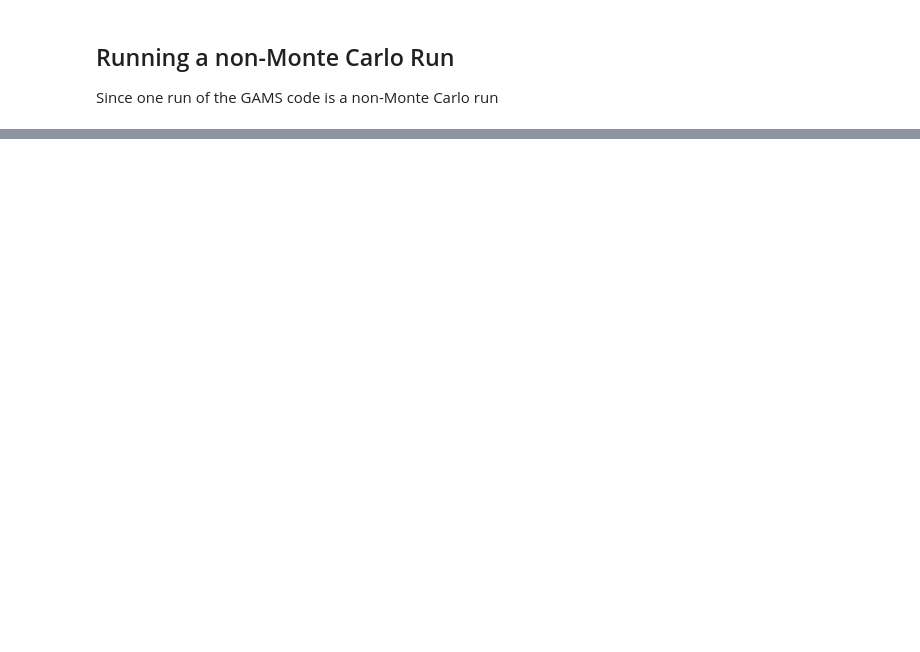
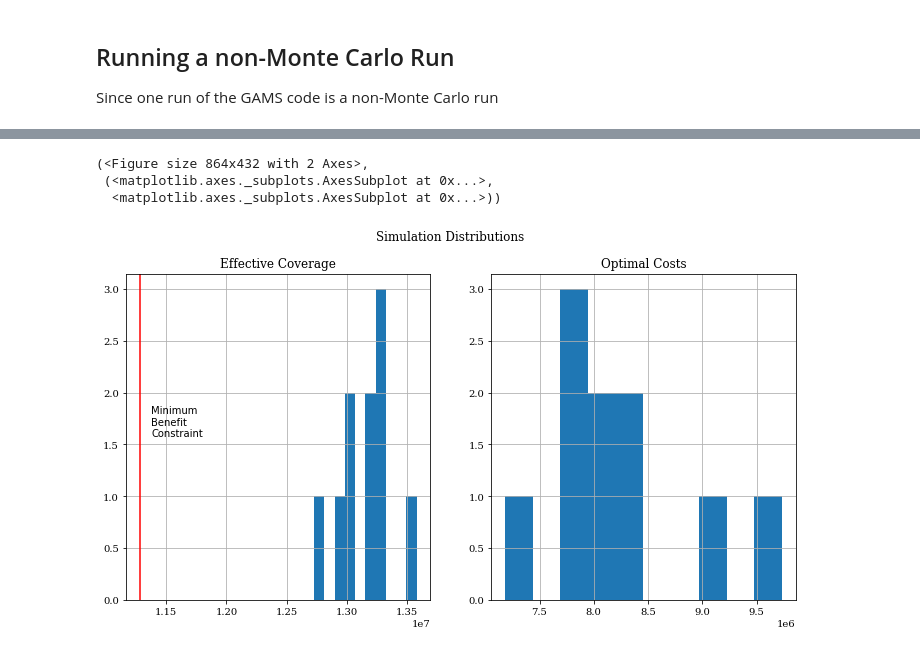
Before and after one commit to minimod-nutrition/minimod, a Jupyter notebook: Optimization Work/Monte Carlo Test/gams_monte_carlo_test.ipynb, the cells around one changed output, grey strips where cells are left out. Cells and saved outputs as stored; diff of their text form; code cells hidden in the pictures; blank space fills up the shorter version.

```diff
--- a/Optimization Work/Monte Carlo Test/gams_monte_carlo_test.ipynb
+++ b/Optimization Work/Monte Carlo Test/gams_monte_carlo_test.ipynb
@@ -313,0 +684,3 @@ df_ready
+# %%
+df_ready_2 = s.copy(deep=True).assign(benefit_mean = lambda df: df['benefit_mean_x'], costs = lambda df: df['costs_x'])
+df_ready_2
@@ -386,11 +885,10 @@ m.opt_df.loc[lambda df: df['opt_vals']>0]
 # Run Montecarlo
 
 a = MonteCarloMinimod(solver_type = 'costmin',
-                        data = df_ready,
+                        data = df_ready_2,
                         intervention_col='intervention',
-                        space_col='region',
+                        space_col='space',
                         time_col='time',
                         benefit_mean_col = 'benefit_mean',
                         benefit_sd_col= 'benefit_sd',
-                        cost_col='costs',
-                        minimum_benefit = 'capdwoil')
+                        cost_col='costs')
@@ -397,11 +897,7 @@ a = MonteCarloMinimod(solver_type = 'costmin',
 # %%
-sim = a.fit_all_samples(N = 100,
-                        all_space = ['oil',
-                                     'cube',
-                                     'maize'
-                                     ],
-                        all_time = [
-                            'cube',
-                            'maize'
-                        ],
-                        time_subset= [1,2,3])
+sim = a.fit_all_samples(N = 10,
+all_space = [oil, cube, dw, maize],
+all_time = [cube, maize],
+time_subset = [1,2,3],
+strict = True,
+minimum_benefit = 'capdwoil')
@@ -412,4 +932,9 @@ a.report(perc_intervention_appeared=True,
 # %%
 
-a.plot_opt_hist(save = "sim_results.png")
+a.plot_opt_hist()
+# %% [output]
+(<Figure size 864x432 with 2 Axes>,
+ (<matplotlib.axes._subplots.AxesSubplot at 0x...>,
+  <matplotlib.axes._subplots.AxesSubplot at 0x...>))
+[figure, added]
 # %%
```
Also changed, not shown: parts of 23 cells of this notebook, 26 other files.
